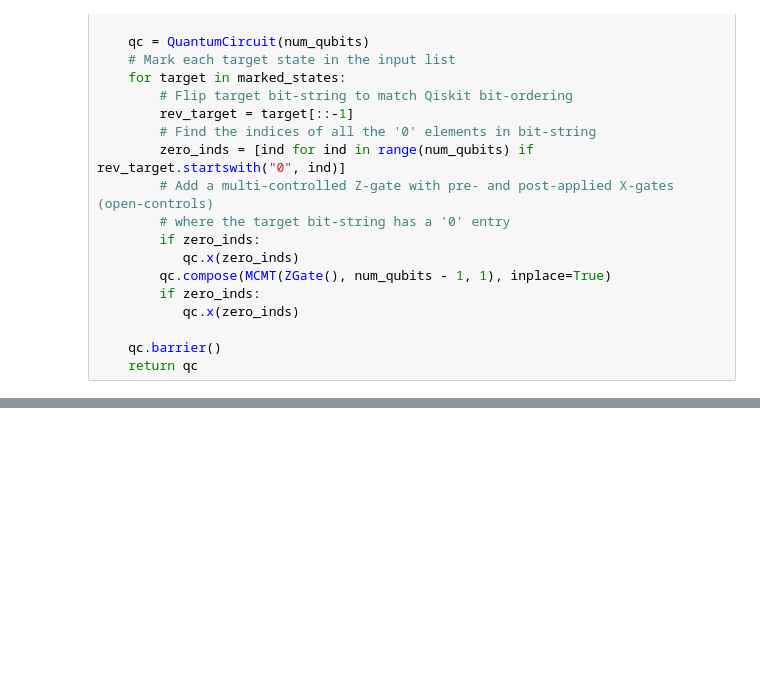
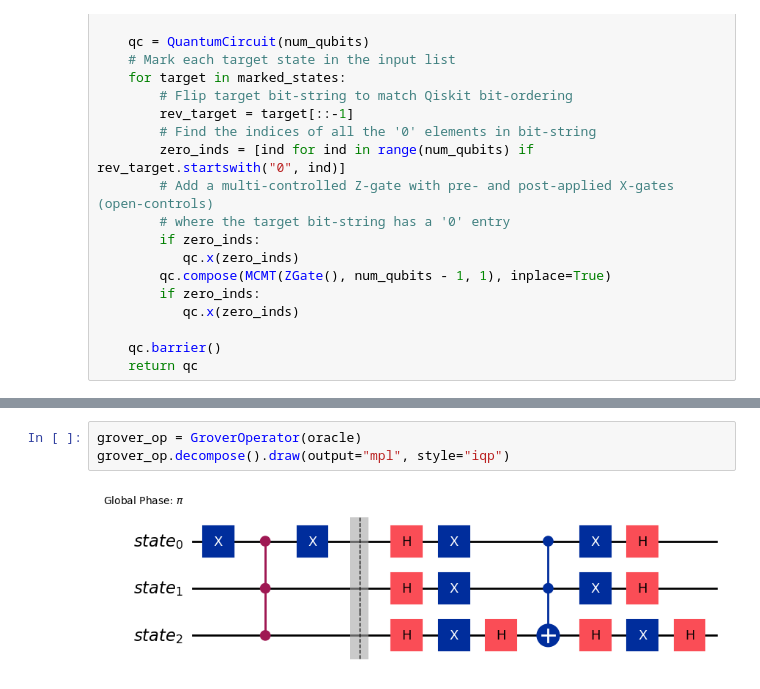
Before and after one commit to lmbibbo/quantum, a Jupyter notebook: grover.ipynb, the cells around one changed output, grey strips where cells are left out. Drawn from its saved outputs; the diff is of its cells as text; blank space fills up the shorter version.

```diff
--- a/grover.ipynb
+++ b/grover.ipynb
@@ -48,0 +64,5 @@ def grover_oracle(marked_states):
+# %%
+grover_op = GroverOperator(oracle)
+grover_op.decompose().draw(output="mpl", style="iqp")
+# %% [output]
+[figure, added]
```
Also changed, not shown: parts of 8 cells of this notebook.
